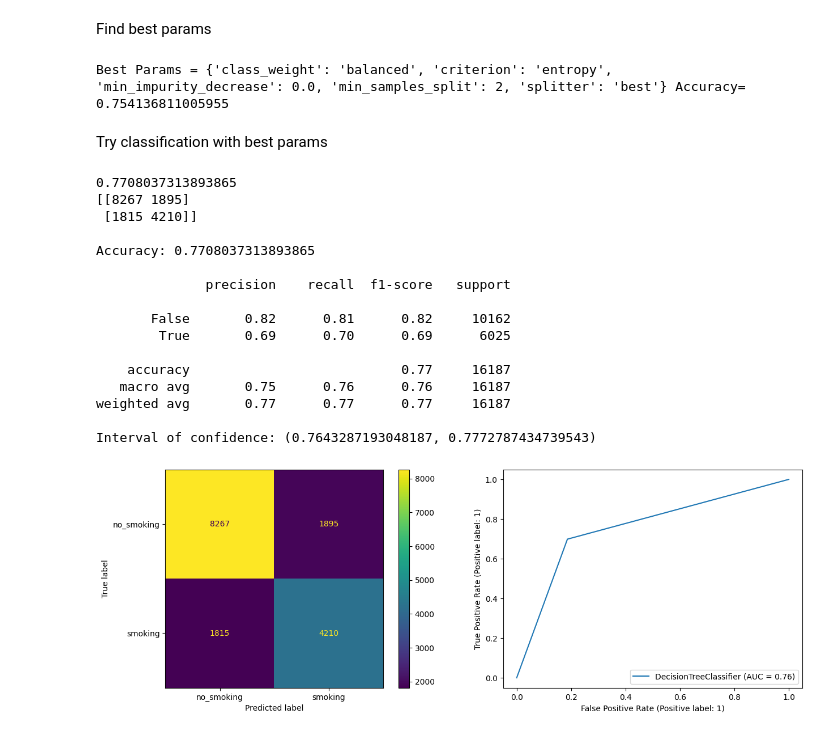
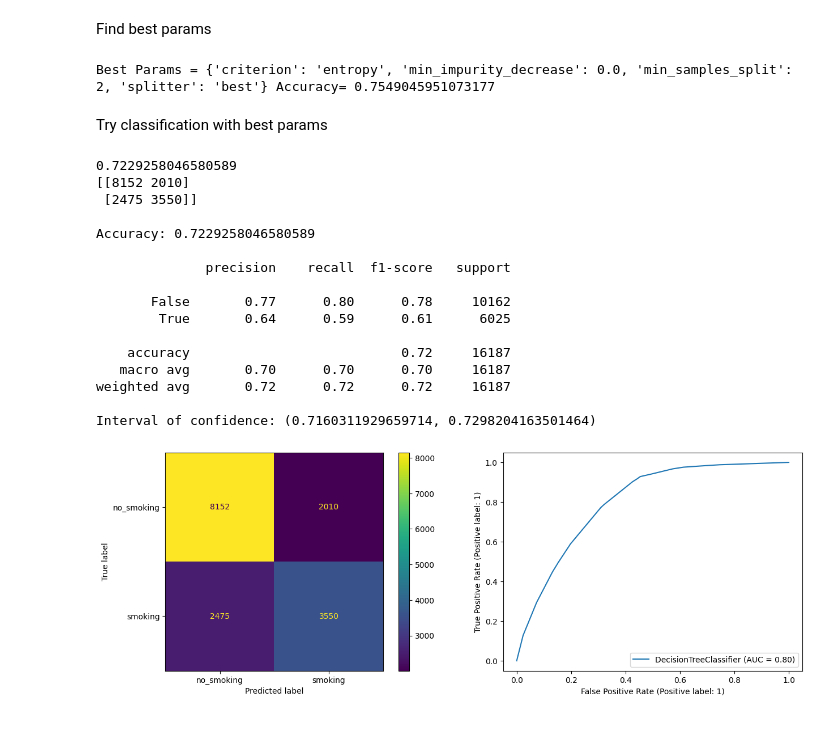
Before and after one commit to julisahun/MD-FIB, a Jupyter notebook: practica2/src/decision_trees.ipynb, the cells around one changed output. Drawn from its saved outputs; the diff is of its cells as text; code cells hidden in the pictures.

```diff
--- a/practica2/src/decision_trees.ipynb
+++ b/practica2/src/decision_trees.ipynb
@@ -93,55 +93,55 @@ from sklearn.model_selection import GridSearchCV
 params = {
     'criterion': ['entropy','gini'],
     'splitter': ['best','random'],
-    'min_impurity_decrease': list(np.linspace(0,0.5,21)),
-    'min_samples_split':list(range(2,20,11))
+    'min_impurity_decrease': list(np.linspace(0,0.5,50)),
+    'min_samples_split':list(range(2,20,5)),
     }
 clf = GridSearchCV(tree.DecisionTreeClassifier(criterion='entropy'), param_grid=params,cv=10,n_jobs=-1)  # If cv is integer, by default is Stratifyed
 clf.fit(X_train, y_train)
 print("Best Params =",clf.best_params_, "Accuracy=", clf.best_score_)
 # %% [output]
-Best Params = {'class_weight': 'balanced', 'criterion': 'entropy', 'min_impurity_decrease': 0.0, 'min_samples_split': 2, 'splitter': 'best'} Accuracy= 0.754136811005955
+Best Params = {'criterion': 'entropy', 'min_impurity_decrease': 0.0, 'min_samples_split': 2, 'splitter': 'best'} Accuracy= 0.7549045951073177
 # %% [markdown]
 Try classification with best params
 # %%
-clf=tree.DecisionTreeClassifier(criterion=clf.best_params_['criterion'], splitter=clf.best_params_['splitter'], min_samples_split=clf.best_params_['min_samples_split'],min_impurity_decrease=clf.best_params_['min_impurity_decrease'])
+clf=tree.DecisionTreeClassifier(criterion=clf.best_params_['criterion'], splitter=clf.best_params_['splitter'], min_samples_split=clf.best_params_['min_samples_split'],min_impurity_decrease=clf.best_params_['min_impurity_decrease'], max_depth=4)
 clf = clf.fit(X_train, y_train)
 pred = clf.predict(X_test)
 
 fig, axes = plt.subplots(1,2,figsize=(15,5))
 ax = axes.reshape(-1)[0]
 ConfusionMatrixDisplay.from_estimator(clf, X_test, y_test, display_labels=["no_smoking", "smoking"], ax=ax)
 
 # La curva ROC muestra la relación entre la tasa de verdaderos positivos (TPR, True Positive Rate) en el eje y y la tasa de falsos positivos (FPR, False Positive Rate) en el eje x.
 ax = axes.reshape(-1)[1]
 RocCurveDisplay.from_estimator(clf, X_test, y_test, ax=ax, pos_label=1)
 
 # Obtain accuracy score of learned classifier on test data
 print(clf.score(X_test, y_test))
 print(confusion_matrix(y_test, pred))
 print()
 print("Accuracy:", sklearn.metrics.accuracy_score(y_test, pred))
 print()
 print(sklearn.metrics.classification_report(y_test, pred))
 epsilon = sklearn.metrics.accuracy_score(y_test, pred)
 print("Interval of confidence:", proportion_confint(count=epsilon*X_test.shape[0], nobs=X_test.shape[0], alpha=0.05, method='normal'))
 # %% [output]
-0.7708037313893865
-[[8267 1895]
- [1815 4210]]
+0.7229258046580589
+[[8152 2010]
+ [2475 3550]]
 
-Accuracy: 0.7708037313893865
+Accuracy: 0.7229258046580589
 
               precision    recall  f1-score   support
 
-       False       0.82      0.81      0.82     10162
-        True       0.69      0.70      0.69      6025
+       False       0.77      0.80      0.78     10162
+        True       0.64      0.59      0.61      6025
 
-    accuracy                           0.77     16187
-   macro avg       0.75      0.76      0.76     16187
-weighted avg       0.77      0.77      0.77     16187
+    accuracy                           0.72     16187
+   macro avg       0.70      0.70      0.70     16187
+weighted avg       0.72      0.72      0.72     16187
 
-Interval of confidence: (0.7643287193048187, 0.7772787434739543)
+Interval of confidence: (0.7160311929659714, 0.7298204163501464)
-[figure, old version]
+[figure, new version]
 # %%
 fig = plt.gcf()
```
Also changed, not shown: parts of 1 cell of this notebook.
